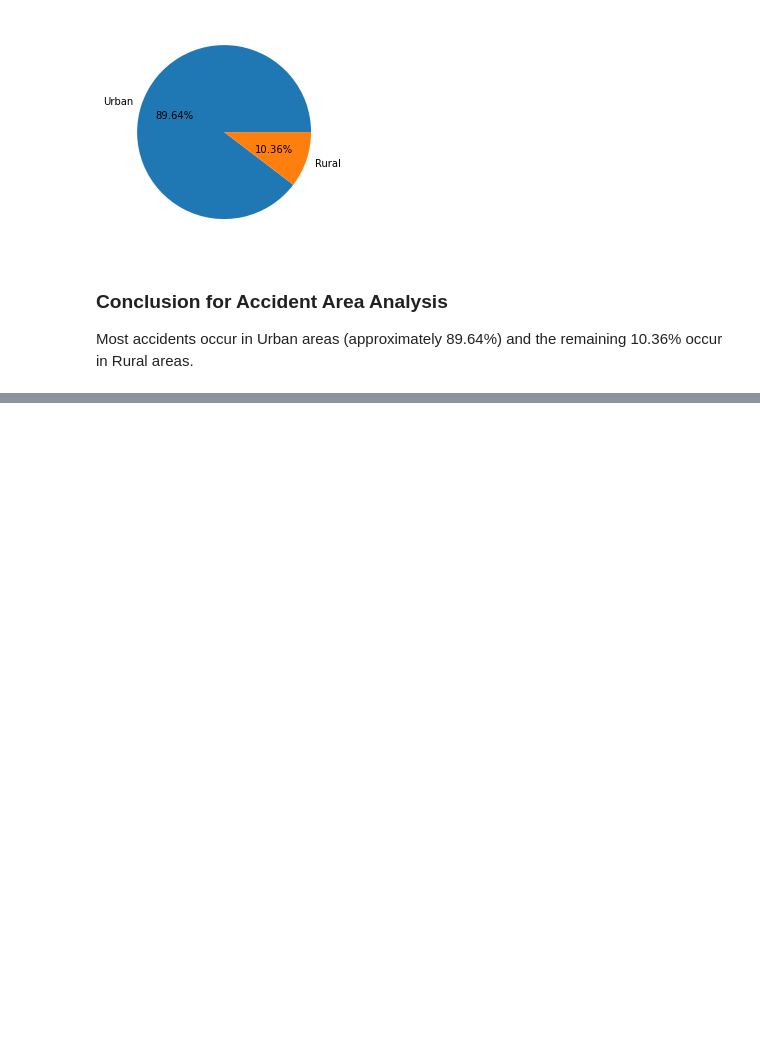
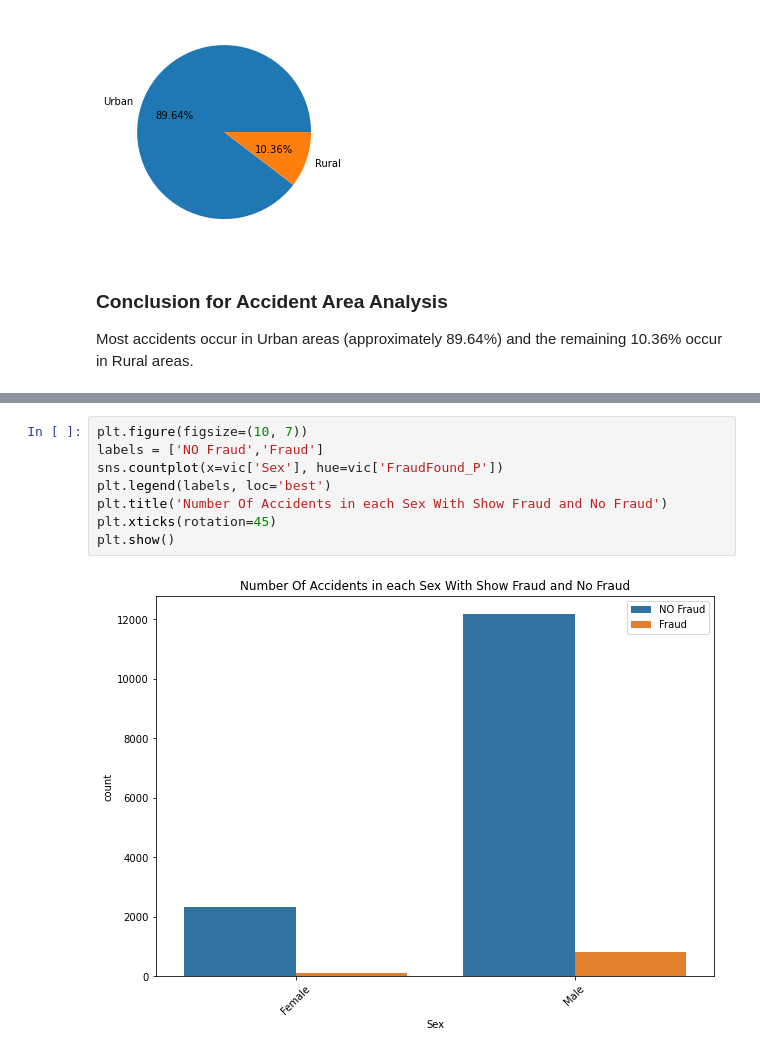
Before and after one commit to MohammadRouintan/Vehicle-Insurance-Claim-Fraud-Detection-Classification, a Jupyter notebook: Vehicle Insurance.ipynb, the cells around one changed output, grey strips where cells are left out. Cells and saved outputs as stored; diff of their text form; blank space fills up the shorter version.

```diff
--- a/Vehicle Insurance.ipynb
+++ b/Vehicle Insurance.ipynb
@@ -634,0 +668,10 @@ Most accidents occur in Urban areas (approximately 89.64%) and the remaining 10.
+# %%
+plt.figure(figsize=(10, 7))
+labels = ['NO Fraud','Fraud']
+sns.countplot(x=vic['Sex'], hue=vic['FraudFound_P'])
+plt.legend(labels, loc='best')
+plt.title('Number Of Accidents in each Sex With Show Fraud and No Fraud')
+plt.xticks(rotation=45)
+plt.show()
+# %% [output]
+[figure, added]
```
Also changed, not shown: parts of 12 cells of this notebook.
